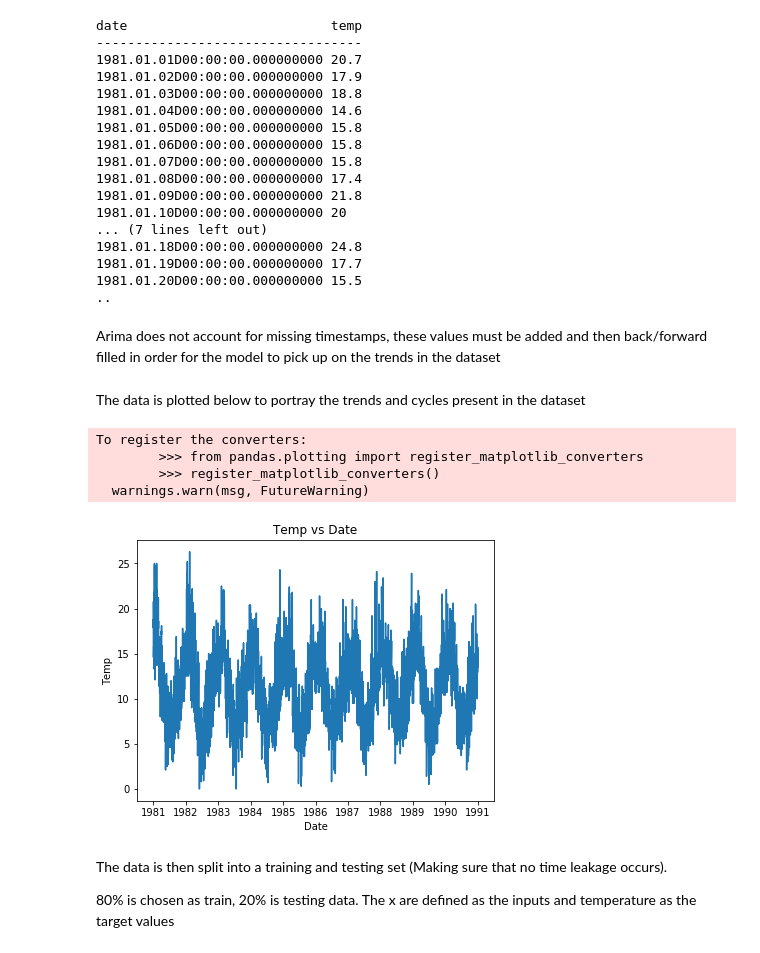
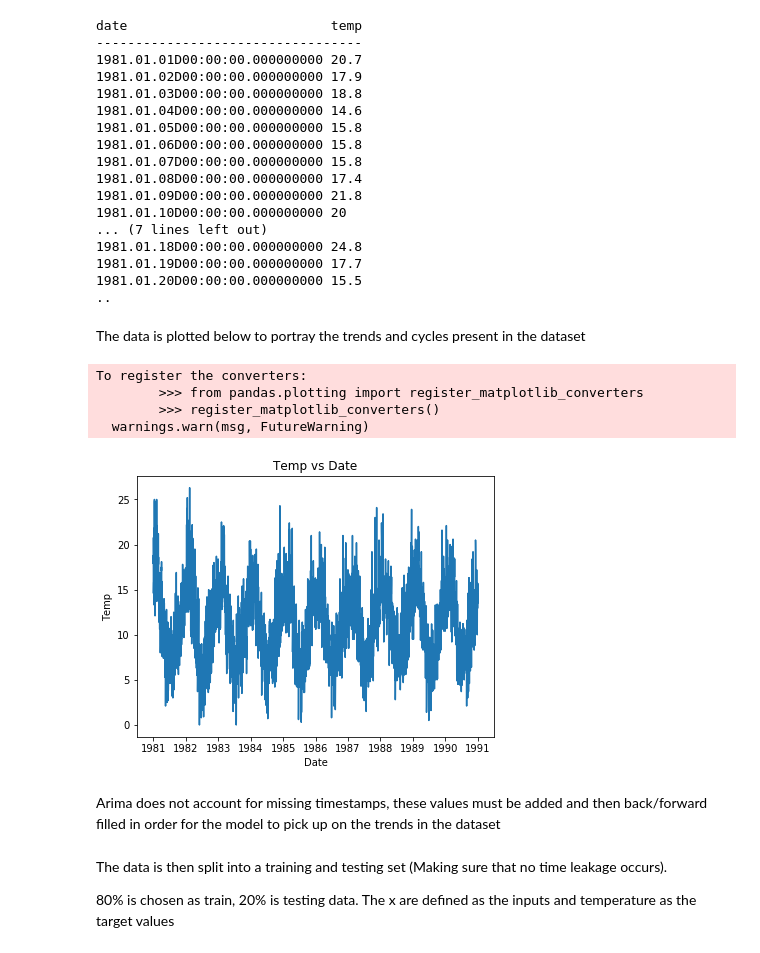
Before and after one commit to cmccarthy1/timeseries, a Jupyter notebook: notebooks/ARIMAq.ipynb, the cells around one changed output. Cells and saved outputs as stored; diff of their text form; code cells hidden in the pictures.

```diff
--- a/notebooks/ARIMAq.ipynb
+++ b/notebooks/ARIMAq.ipynb
@@ -52,6 +50,16 @@ date                          temp
 1981.01.19D00:00:00.000000000 17.7
 1981.01.20D00:00:00.000000000 15.5
 ..
+# %% [markdown]
+The data is plotted below to portray the trends and cycles present in the dataset
+# %%
+plttm[mintemp`date;mintemp`temp;"Temp"]
+# %% [output]
+To register the converters:
+        >>> from pandas.plotting import register_matplotlib_converters
+        >>> register_matplotlib_converters()
+  warnings.warn(msg, FutureWarning)
+[figure, added]
 # %% [markdown]
 Arima does not account for missing timestamps, these values must be added and then back/forward filled in order for the model to pick up on the trends in the dataset
 # %%
@@ -71,16 +76,6 @@ mintemp:.ml.dropconstant[mintemp]
 delcols:cols[mintemp] where cols[mintemp] like"*_null"
 
 mintemp:![mintemp;();0b;delcols]
-# %% [markdown]
-The data is plotted below to portray the trends and cycles present in the dataset
-# %%
-plttm[dt;mintemp`temp;"Temp"]
-# %% [output]
-To register the converters:
-        >>> from pandas.plotting import register_matplotlib_converters
-        >>> register_matplotlib_converters()
-  warnings.warn(msg, FutureWarning)
-[figure, removed]
 # %% [markdown]
 The data is then split into  a training and testing set (Making sure that no time leakage occurs).
 
```
Also changed, not shown: parts of 21 cells of this notebook, 4 other files.
